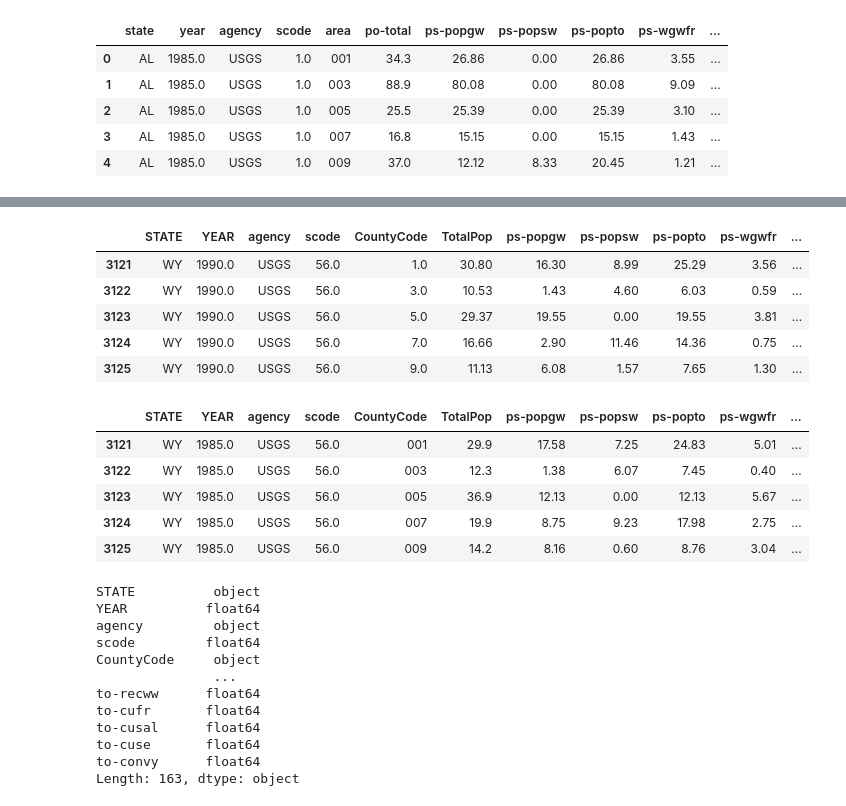
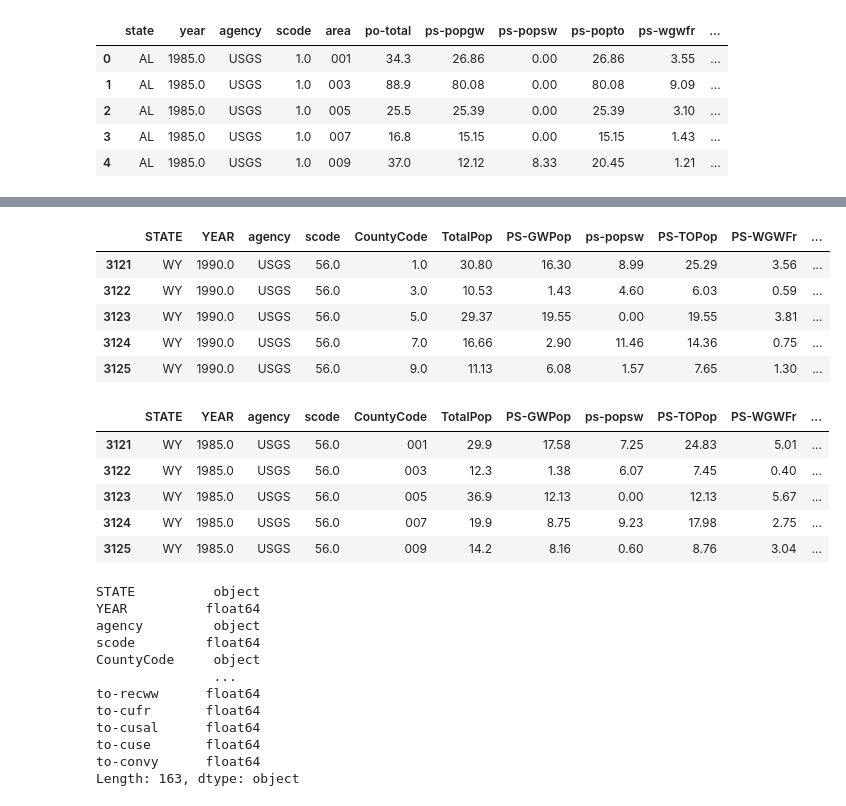
Before and after one commit to alfrescas/drought_predictions, a Jupyter notebook: USGS_WaterData.ipynb, the cells around one changed output, grey strips where cells are left out. Saved outputs shown, nothing was run; the diff lists cells and outputs as text; code cells hidden in the pictures.

```diff
--- a/USGS_WaterData.ipynb
+++ b/USGS_WaterData.ipynb
@@ -236,18 +238,18 @@ test_1995.head()
 # %%
 #1990 sort by state
 test_1990 = pd.DataFrame()
 
 State_val = ['WY', 'UT', 'NM', 'CO']
 
 for val in State_val:
     test_1990=test_1990.append(DF_1990.loc[DF_1990['state'] == (val)])
 
-#1990 rename state/year/area column/total population
-test_1990.rename(columns = {'state':'STATE', 'year':'YEAR', 'area':'CountyCode', 'po-total':'TotalPop'}, inplace = True)
+#1990 rename state/year/area column/total population/public supply total population served/pub supply gw total/pub supply GW withdrawals fresh
+test_1990.rename(columns = {'state':'STATE', 'year':'YEAR', 'area':'CountyCode', 'po-total':'TotalPop', 'ps-popto':'PS-TOPop', 'ps-popgw':'PS-GWPop', 'ps-wgwfr': 'PS-WGWFr'}, inplace = True)
 
 test_1990.head()
 # %% [output]
-|  | STATE | YEAR | agency | scode | CountyCode | TotalPop | ps-popgw | ps-popsw | ps-popto | ps-wgwfr | ... |
+|  | STATE | YEAR | agency | scode | CountyCode | TotalPop | PS-GWPop | ps-popsw | PS-TOPop | PS-WGWFr | ... |
 | 3121 | WY | 1990.0 | USGS | 56.0 | 1.0 | 30.80 | 16.30 | 8.99 | 25.29 | 3.56 | ... |
 | 3122 | WY | 1990.0 | USGS | 56.0 | 3.0 | 10.53 | 1.43 | 4.60 | 6.03 | 0.59 | ... |
 | 3123 | WY | 1990.0 | USGS | 56.0 | 5.0 | 29.37 | 19.55 | 0.00 | 19.55 | 3.81 | ... |
@@ -262,12 +264,12 @@ State_val = ['WY', 'UT', 'NM', 'CO']
 for val in State_val:
     test_1985=test_1985.append(DF_1985.loc[DF_1985['state'] == (val)])
 
-#1985 rename state/year/area column
-test_1985.rename(columns = {'state':'STATE', 'year': 'YEAR', 'area':'CountyCode', 'po-total':'TotalPop'}, inplace = True)
+#1985 rename state/year/area column/population total/public supply pop total/pub supply gw total
+test_1985.rename(columns = {'state':'STATE', 'year': 'YEAR', 'area':'CountyCode', 'po-total':'TotalPop', 'ps-popto':'PS-TOPop','ps-popgw':'PS-GWPop', 'ps-wgwfr': 'PS-WGWFr'}, inplace = True)
 
 test_1985.head()
 # %% [output]
-|  | STATE | YEAR | agency | scode | CountyCode | TotalPop | ps-popgw | ps-popsw | ps-popto | ps-wgwfr | ... |
+|  | STATE | YEAR | agency | scode | CountyCode | TotalPop | PS-GWPop | ps-popsw | PS-TOPop | PS-WGWFr | ... |
 | 3121 | WY | 1985.0 | USGS | 56.0 | 001 | 29.9 | 17.58 | 7.25 | 24.83 | 5.01 | ... |
 | 3122 | WY | 1985.0 | USGS | 56.0 | 003 | 12.3 | 1.38 | 6.07 | 7.45 | 0.40 | ... |
 | 3123 | WY | 1985.0 | USGS | 56.0 | 005 | 36.9 | 12.13 | 0.00 | 12.13 | 5.67 | ... |
```
Also changed, not shown: parts of 3 cells of this notebook.
